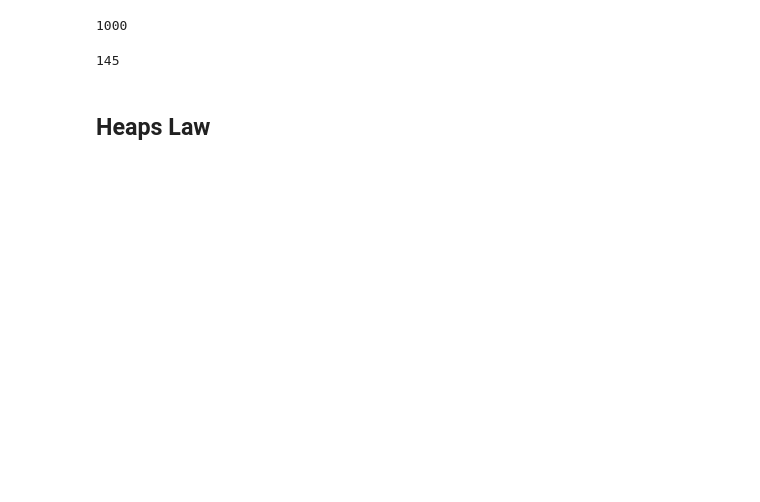
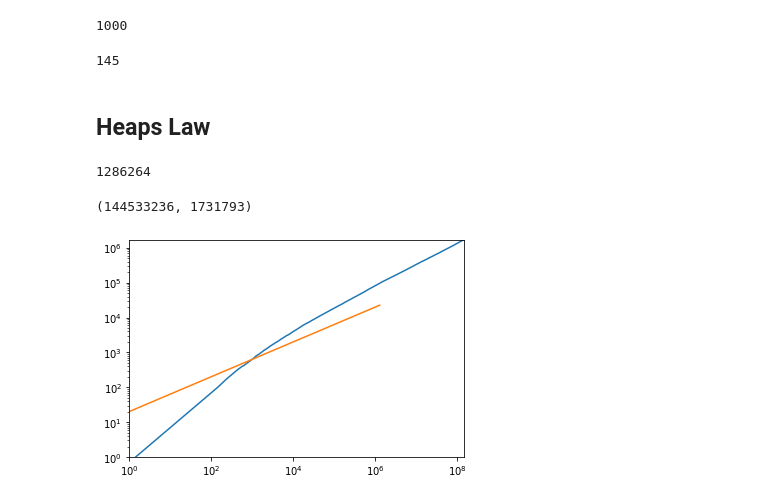
Before and after one commit to Diginyx/CS437-537, a Jupyter notebook: project1.ipynb, the cells around one changed output. Saved outputs shown, nothing was run; the diff lists cells and outputs as text; code cells hidden in the pictures; blank space fills up the shorter version.

```diff
--- a/project1.ipynb
+++ b/project1.ipynb
@@ -107,35 +91,32 @@ wiki_dataframe_pickle
 | 1286263 | Diane Reay\r\n\r\nDiane Reay is a... | Diane Reay | 1286264 | [diane, reay, sociologist, profes... |
 1286264 rows × 4 columns
 # %%
-vocab = list()
+vocab = set()
 heaps_law_dataset = list()
 
 i = 0
 total_words = 0
 count = 0
+count2 = list() #number of times len(vocab) - past_unique_words is consistently less than 20
 past_unique_words = 0
-total_unique_words = 0
 for document in tqdm(wiki_dataframe_pickle['tokenized_content']):
-    print( total_unique_words - past_unique_words)
-    past_unique_words = total_unique_words
+    if len(vocab) - past_unique_words < 20:
+            count += 1
+    else:
+        count = 0
+    if count > 20:
+        count2.append(i)
+    #if i % 1000 == 0:
+    heaps_law_dataset.append((total_words, len(vocab)))
+    past_unique_words = len(vocab)
     i += 1
     for word in document:
         total_words += 1
-        if word not in vocab:
-            total_unique_words += 1
-            vocab.append(word)
-#         if i % 1000 == 0:
+        vocab.add(word)
 #             if count >= 900:
 #                 break
 #             else:
 #                 count = 0
-#             heaps_law_dataset.append((total_words, total_unique_words))
-        if total_unique_words - past_unique_words < 20:
-            count += 1
-        else:
-            count = 0
-
-    else:
-        continue
-
-    break
+#     else:
+#         continue
+#     break
@@ -355,6 +166,14 @@ len(wiki_dataframe_pickle['tokenized_content'][0])
 145
 # %% [markdown]
 ## Heaps Law
+# %%
+len(heaps_law_dataset)
+# %% [output]
+1286264
+# %%
+heaps_law_dataset[len(heaps_law_dataset)-1]
+# %% [output]
+(144533236, 1731793)
 # %%
 import matplotlib.pyplot as plt
 import math
@@ -371,10 +190,14 @@ def heaps_law(list_to_graph):
         expected_y = list()
 
         k = 20
-        for n in range(len(x)):
+        for n in range(len(list_to_graph)):
             expected_x.append(n)
             expected_y.append(math.pow(n, 0.5) * k)
 
         plt.loglog(x, y)
+        plt.xlim(1, x[-1])
+        plt.ylim(1, y[-1])
         plt.loglog(expected_x,expected_y)
+        plt.xlim(1, x[-1])
+        plt.ylim(1, y[-1])
         plt.savefig("heaps_law.png")
@@ -382,0 +204,4 @@ inverted_index = pd.DataFrame()
+# %%
+heaps_law(heaps_law_dataset)
+# %% [output]
+[figure, added]
```
Also changed, not shown: parts of 10 cells of this notebook, 1 other file.
